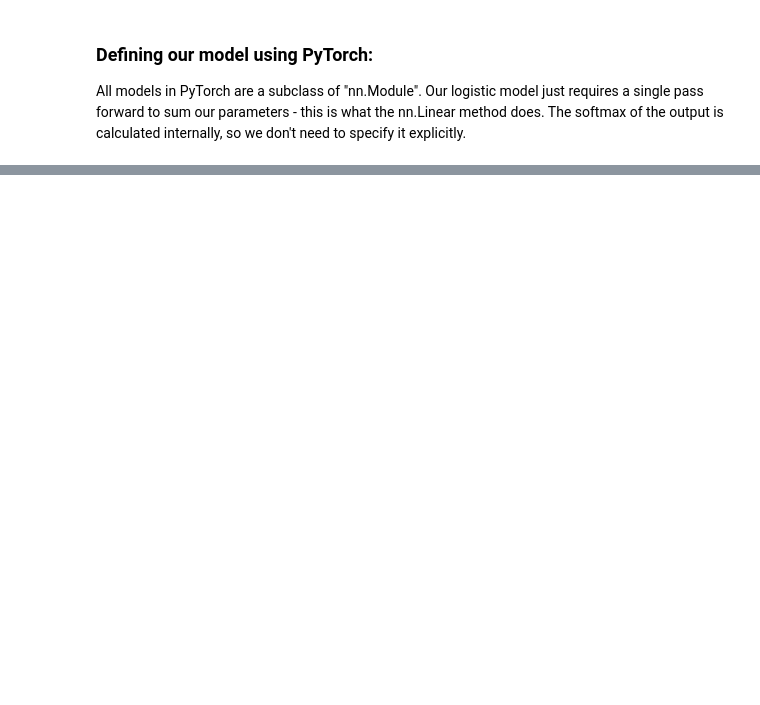
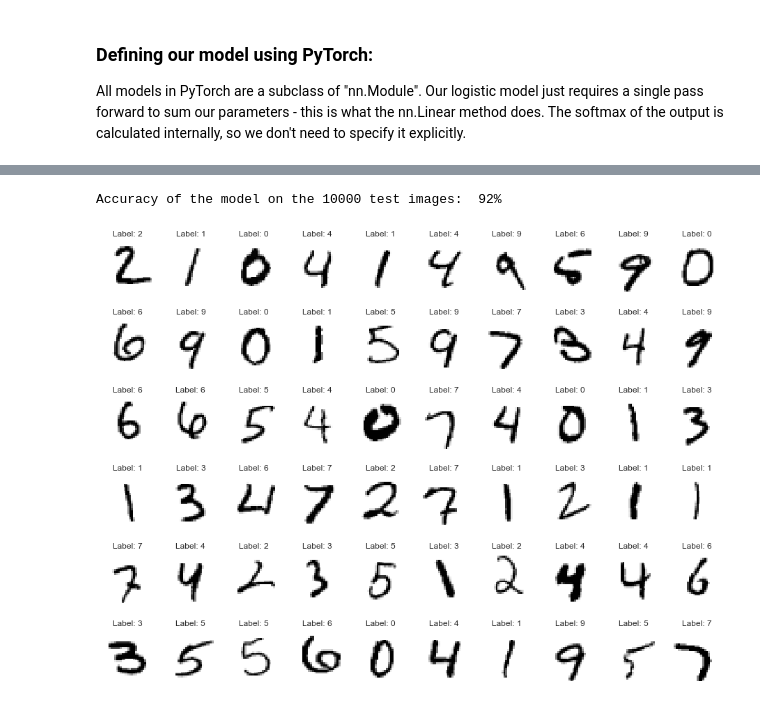
Before and after one commit to socratictreason/Data_Science_Bootcamp, a Jupyter notebook: Week Five/logistic_regression_neural_nets.ipynb, the cells around one changed output, grey strips where cells are left out. Saved outputs shown, nothing was run; the diff lists cells and outputs as text; code cells hidden in the pictures; blank space fills up the shorter version.

```diff
--- a/Week Five/logistic_regression_neural_nets.ipynb
+++ b/Week Five/logistic_regression_neural_nets.ipynb
@@ -346,0 +431,17 @@ Accuracy of the model on the 10000 test images:  86%
+# %%
+#################
+# Hyperparameters
+#################
+input_size = 784
+hidden_sizes = [128, 64]
+output_size = 10
+learning_rate = 0.001
+momentum = 0.9
+epochs = 10
+# %%
+nn_model = nn.Sequential(nn.Linear(input_size, hidden_sizes[0]),
+                      nn.ReLU(),
+                      nn.Linear(hidden_sizes[0], hidden_sizes[1]),
+                      nn.ReLU(),
+                      nn.Linear(hidden_sizes[1], output_size),
+                      nn.LogSoftmax(dim=1))
@@ -346,0 +451,2 @@ Accuracy of the model on the 10000 test images:  86%
+# %%
+train(nn_model, epochs)
@@ -346,0 +471,8 @@ Accuracy of the model on the 10000 test images:  86%
+# %%
+test(nn_model)
+# %% [output]
+Accuracy of the model on the 10000 test images:  92%
+# %%
+visualize_predictions(nn_model)
+# %% [output]
+[figure, added]
```
Also changed, not shown: parts of 24 cells of this notebook.
